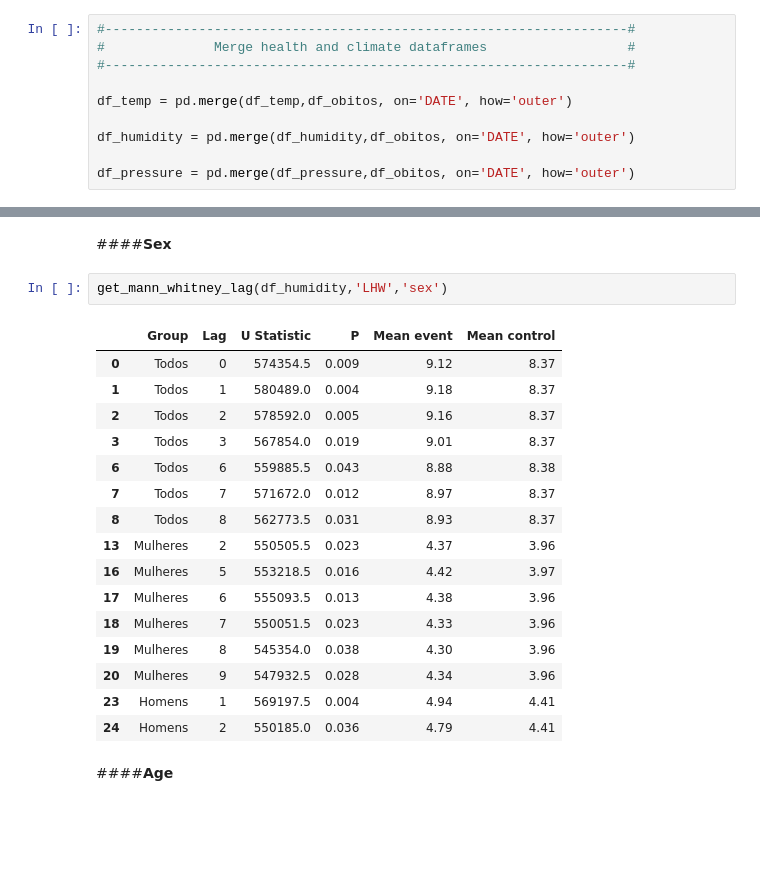
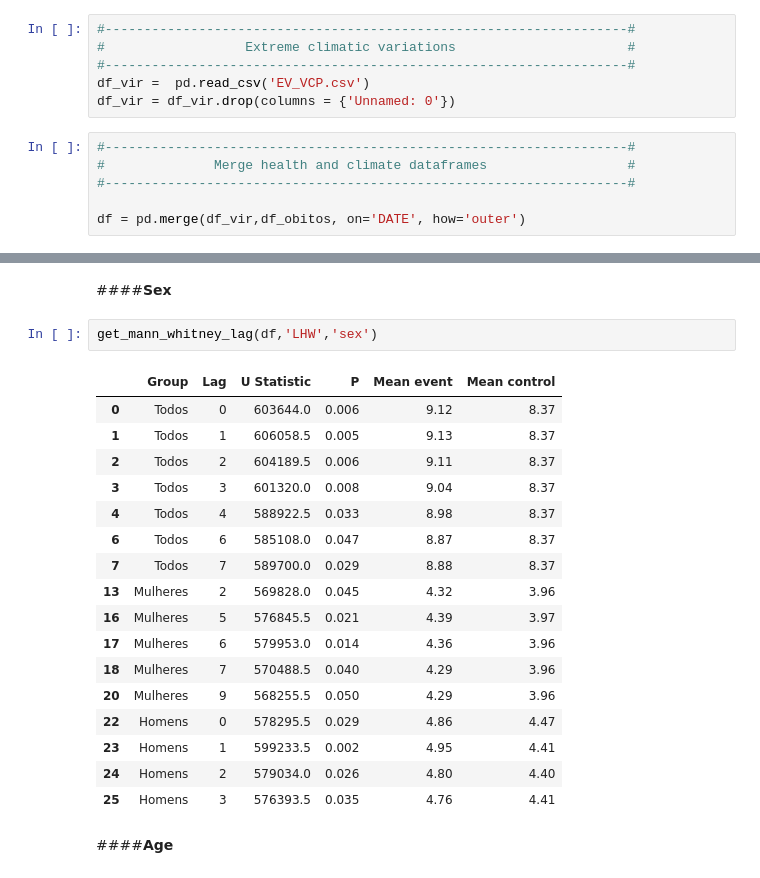
Before and after one commit to climate-and-health-datasci-Unicamp/project-climatic-variations-cardiovascular-diseases, a Jupyter notebook: notebooks/TR_2021_07_Mann_Whitney_U_test_for_cardiovascular_deaths_and_extreme_climatic_events.ipynb, the cells around one changed output, grey strips where cells are left out. Drawn from its saved outputs; the diff is of its cells as text; blank space fills up the shorter version.

```diff
--- a/notebooks/TR_2021_07_Mann_Whitney_U_test_for_cardiovascular_deaths_and_extreme_climatic_events.ipynb
+++ b/notebooks/TR_2021_07_Mann_Whitney_U_test_for_cardiovascular_deaths_and_extreme_climatic_events.ipynb
@@ -95,13 +82,15 @@ df_pressure = df_pressure[df_pressure['DATE']>'2001-01-01']
+# %%
+#-------------------------------------------------------------------#
+#                  Extreme climatic variations                      #
+#-------------------------------------------------------------------#
+df_vir =  pd.read_csv('EV_VCP.csv')
+df_vir = df_vir.drop(columns = {'Unnamed: 0'})
 # %%
 #-------------------------------------------------------------------#
 #              Merge health and climate dataframes                  #
 #-------------------------------------------------------------------#
 
-df_temp = pd.merge(df_temp,df_obitos, on='DATE', how='outer')
-
-df_humidity = pd.merge(df_humidity,df_obitos, on='DATE', how='outer')
-
-df_pressure = pd.merge(df_pressure,df_obitos, on='DATE', how='outer')
+df = pd.merge(df_vir,df_obitos, on='DATE', how='outer')
 # %% [markdown]
 ##**Test normality of data**
 
@@ -582,24 +575,25 @@ get_mann_whitney_lag(df_pressure, 'above_pct_dif','race')
 # %% [markdown]
 ####**Sex**
 # %%
-get_mann_whitney_lag(df_humidity,'LHW','sex')
+get_mann_whitney_lag(df,'LHW','sex')
 # %% [output]
 |  | Group | Lag | U Statistic | P | Mean event | Mean control |
-| 0 | Todos | 0 | 574354.5 | 0.009 | 9.12 | 8.37 |
-| 1 | Todos | 1 | 580489.0 | 0.004 | 9.18 | 8.37 |
-| 2 | Todos | 2 | 578592.0 | 0.005 | 9.16 | 8.37 |
-| 3 | Todos | 3 | 567854.0 | 0.019 | 9.01 | 8.37 |
-| 6 | Todos | 6 | 559885.5 | 0.043 | 8.88 | 8.38 |
-| 7 | Todos | 7 | 571672.0 | 0.012 | 8.97 | 8.37 |
-| 8 | Todos | 8 | 562773.5 | 0.031 | 8.93 | 8.37 |
-| 13 | Mulheres | 2 | 550505.5 | 0.023 | 4.37 | 3.96 |
-| 16 | Mulheres | 5 | 553218.5 | 0.016 | 4.42 | 3.97 |
-| 17 | Mulheres | 6 | 555093.5 | 0.013 | 4.38 | 3.96 |
-| 18 | Mulheres | 7 | 550051.5 | 0.023 | 4.33 | 3.96 |
-| 19 | Mulheres | 8 | 545354.0 | 0.038 | 4.30 | 3.96 |
-| 20 | Mulheres | 9 | 547932.5 | 0.028 | 4.34 | 3.96 |
-| 23 | Homens | 1 | 569197.5 | 0.004 | 4.94 | 4.41 |
-| 24 | Homens | 2 | 550185.0 | 0.036 | 4.79 | 4.41 |
+| 0 | Todos | 0 | 603644.0 | 0.006 | 9.12 | 8.37 |
+| 1 | Todos | 1 | 606058.5 | 0.005 | 9.13 | 8.37 |
+| 2 | Todos | 2 | 604189.5 | 0.006 | 9.11 | 8.37 |
+| 3 | Todos | 3 | 601320.0 | 0.008 | 9.04 | 8.37 |
+| 4 | Todos | 4 | 588922.5 | 0.033 | 8.98 | 8.37 |
+| 6 | Todos | 6 | 585108.0 | 0.047 | 8.87 | 8.37 |
+| 7 | Todos | 7 | 589700.0 | 0.029 | 8.88 | 8.37 |
+| 13 | Mulheres | 2 | 569828.0 | 0.045 | 4.32 | 3.96 |
+| 16 | Mulheres | 5 | 576845.5 | 0.021 | 4.39 | 3.97 |
+| 17 | Mulheres | 6 | 579953.0 | 0.014 | 4.36 | 3.96 |
+| 18 | Mulheres | 7 | 570488.5 | 0.040 | 4.29 | 3.96 |
+| 20 | Mulheres | 9 | 568255.5 | 0.050 | 4.29 | 3.96 |
+| 22 | Homens | 0 | 578295.5 | 0.029 | 4.86 | 4.47 |
+| 23 | Homens | 1 | 599233.5 | 0.002 | 4.95 | 4.41 |
+| 24 | Homens | 2 | 579034.0 | 0.026 | 4.80 | 4.40 |
+| 25 | Homens | 3 | 576393.5 | 0.035 | 4.76 | 4.41 |
 # %% [markdown]
 ####**Age**
 # %%
```
Also changed, not shown: parts of 40 cells of this notebook.
